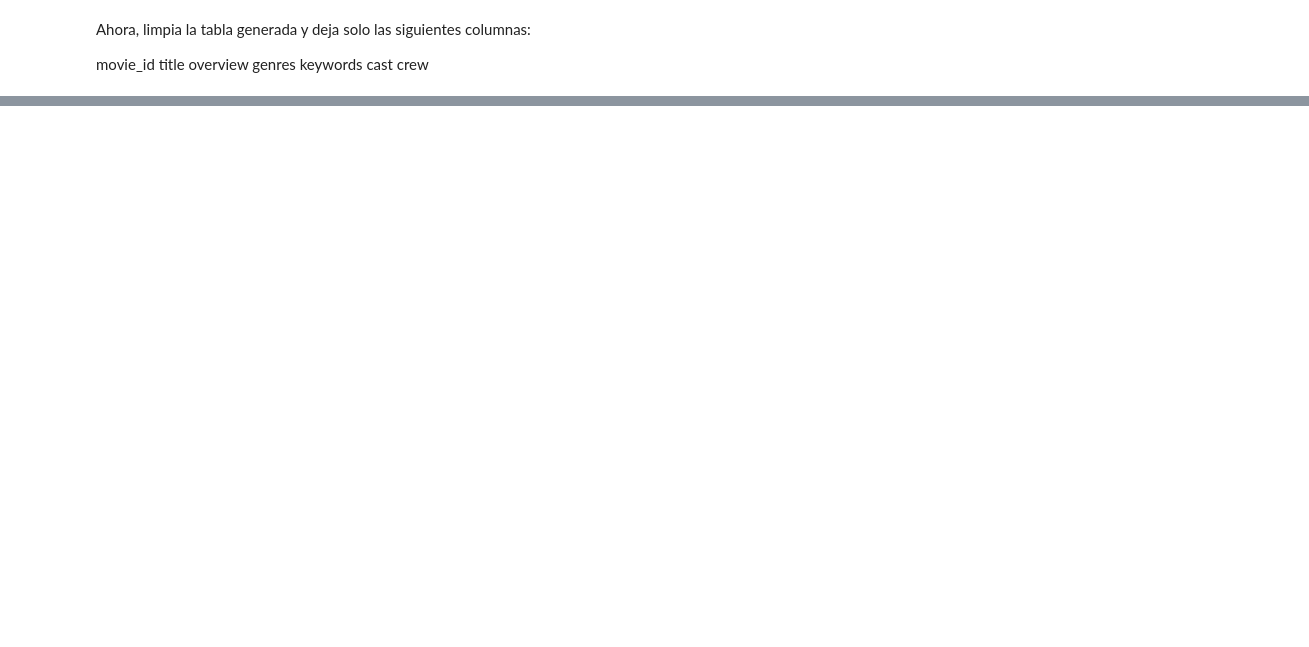
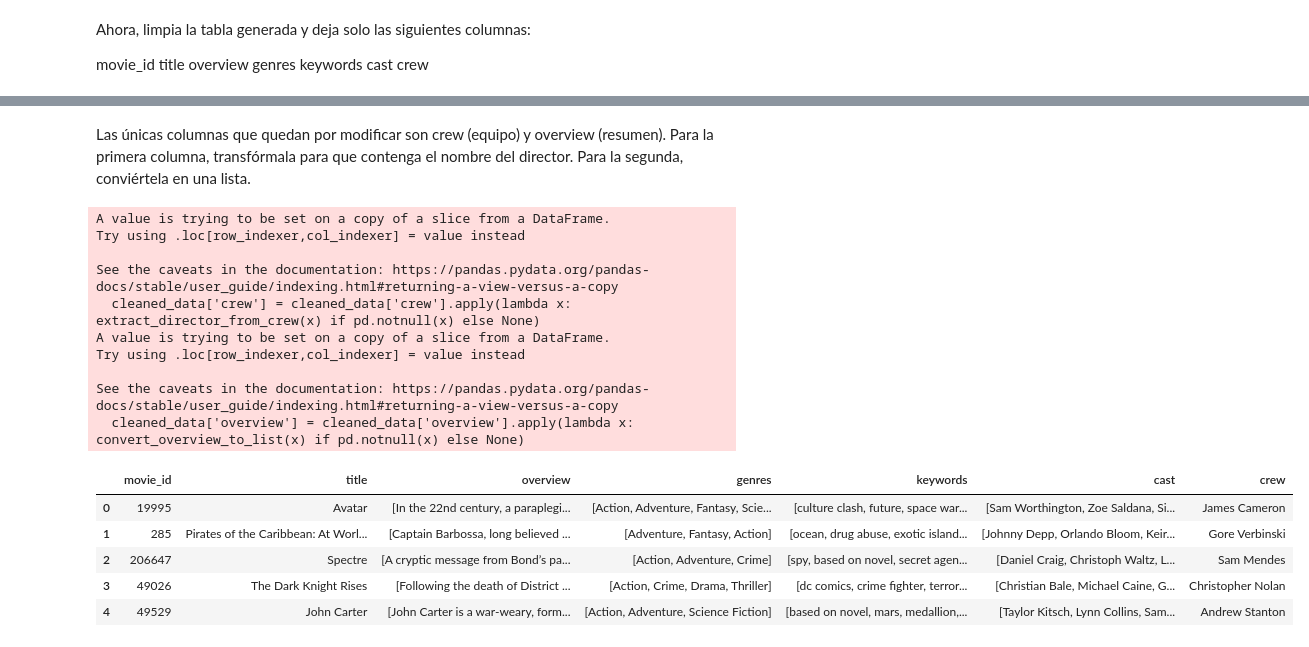
Before and after one commit to 4GeeksAcademy/KURGANOVA_VECINOS, a Jupyter notebook: src/explore.ipynb, the cells around one changed output, grey strips where cells are left out. Saved outputs shown, nothing was run; the diff lists cells and outputs as text; code cells hidden in the pictures; blank space fills up the shorter version.

```diff
--- a/src/explore.ipynb
+++ b/src/explore.ipynb
@@ -149,0 +221,47 @@ crew
+# %% [markdown]
+Las únicas columnas que quedan por modificar son crew (equipo) y overview (resumen). Para la primera columna, transfórmala para que contenga el nombre del director. Para la segunda, conviértela en una lista.
+# %%
+import pandas as pd
+import json
+
+# Suponiendo que la columna 'crew' contiene datos JSON y 'overview' es una cadena de texto
+# Función para extraer el nombre del director de la columna 'crew'
+def extract_director_from_crew(json_str):
+    try:
+        crew_data = json.loads(json_str)
+        for member in crew_data:
+            if member['job'] == 'Director':
+                return member['name']
+    except:
+        return None
+
+# Función para convertir la columna 'overview' en una lista
+def convert_overview_to_list(overview_str):
+    try:
+        return [overview_str]
+    except:
+        return None
+
+# Aplicar las funciones a las columnas correspondientes
+cleaned_data['crew'] = cleaned_data['crew'].apply(lambda x: extract_director_from_crew(x) if pd.notnull(x) else None)
+cleaned_data['overview'] = cleaned_data['overview'].apply(lambda x: convert_overview_to_list(x) if pd.notnull(x) else None)
+
+# Mostrar las primeras filas del DataFrame limpiado
+cleaned_data.head()
+# %% [output]
+A value is trying to be set on a copy of a slice from a DataFrame.
+Try using .loc[row_indexer,col_indexer] = value instead
+
+See the caveats in the documentation: https://pandas.pydata.org/pandas-docs/stable/user_guide/indexing.html#returning-a-view-versus-a-copy
+  cleaned_data['crew'] = cleaned_data['crew'].apply(lambda x: extract_director_from_crew(x) if pd.notnull(x) else None)
+A value is trying to be set on a copy of a slice from a DataFrame.
+Try using .loc[row_indexer,col_indexer] = value instead
+
+See the caveats in the documentation: https://pandas.pydata.org/pandas-docs/stable/user_guide/indexing.html#returning-a-view-versus-a-copy
+  cleaned_data['overview'] = cleaned_data['overview'].apply(lambda x: convert_overview_to_list(x) if pd.notnull(x) else None)
+|  | movie_id | title | overview | genres | keywords | cast | crew |
+| 0 | 19995 | Avatar | [In the 22nd century, a paraplegi... | [Action, Adventure, Fantasy, Scie... | [culture clash, future, space war... | [Sam Worthington, Zoe Saldana, Si... | James Cameron |
+| 1 | 285 | Pirates of the Caribbean: At Worl... | [Captain Barbossa, long believed ... | [Adventure, Fantasy, Action] | [ocean, drug abuse, exotic island... | [Johnny Depp, Orlando Bloom, Keir... | Gore Verbinski |
+| 2 | 206647 | Spectre | [A cryptic message from Bond’s pa... | [Action, Adventure, Crime] | [spy, based on novel, secret agen... | [Daniel Craig, Christoph Waltz, L... | Sam Mendes |
+| 3 | 49026 | The Dark Knight Rises | [Following the death of District ... | [Action, Crime, Drama, Thriller] | [dc comics, crime fighter, terror... | [Christian Bale, Michael Caine, G... | Christopher Nolan |
+| 4 | 49529 | John Carter | [John Carter is a war-weary, form... | [Action, Adventure, Science Fiction] | [based on novel, mars, medallion,... | [Taylor Kitsch, Lynn Collins, Sam... | Andrew Stanton |
```
Also changed, not shown: parts of 8 cells of this notebook, 1 other file.
